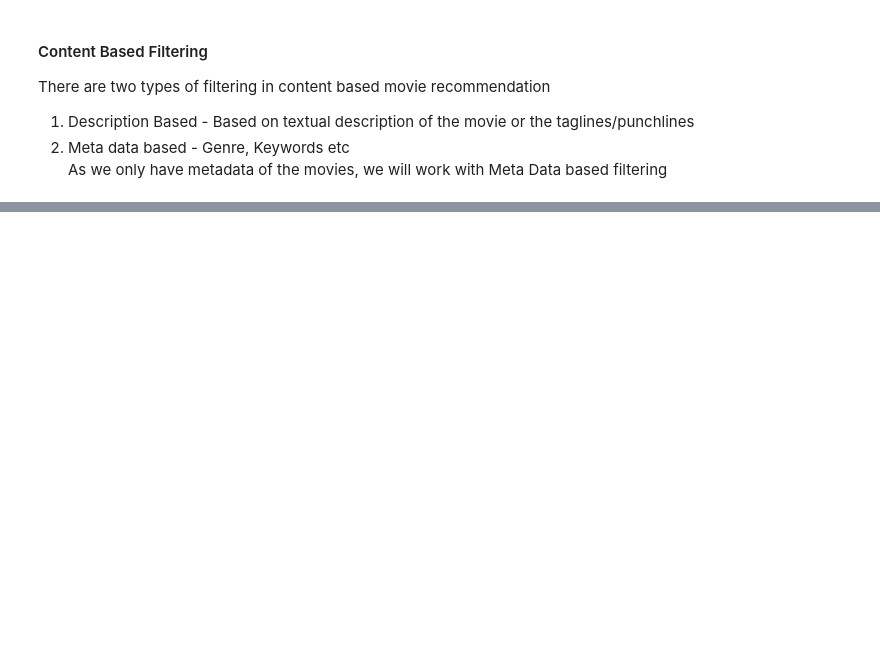
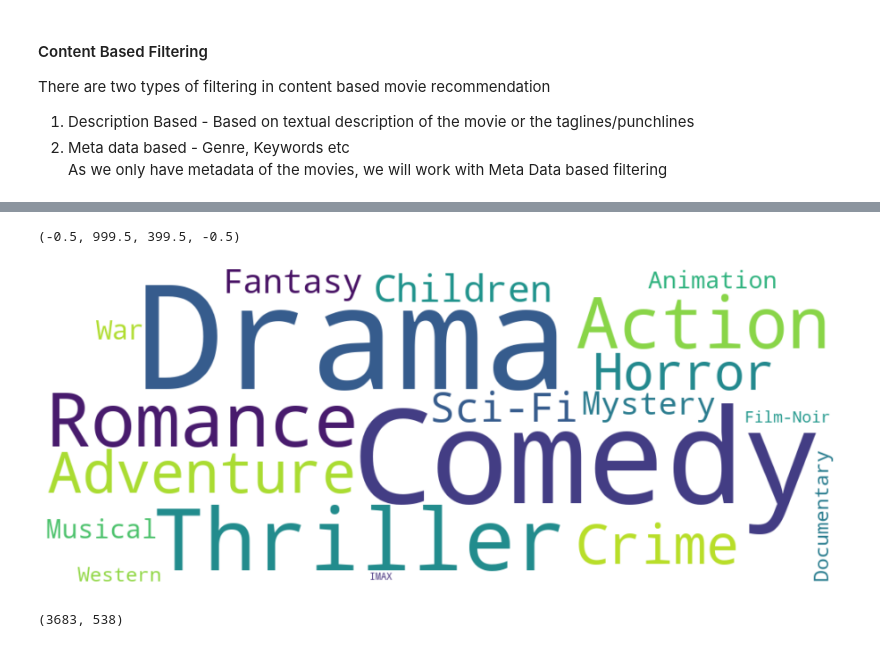
Before and after one commit to sunil3092/DBSEdu, a Jupyter notebook: Sem 2/Recommender System/CA_Sunil_Gauda_10595858.ipynb, the cells around one changed output, grey strips where cells are left out. Cells and saved outputs as stored; diff of their text form; code cells hidden in the pictures; blank space fills up the shorter version.

```diff
--- a/Sem 2/Recommender System/CA_Sunil_Gauda_10595858.ipynb
+++ b/Sem 2/Recommender System/CA_Sunil_Gauda_10595858.ipynb
@@ -141,0 +133,6 @@ As we only have metadata of the movies, we will work with Meta Data based filter
+# %%
+genre_popularity = (final_df.genres.str.split('|')
+                      .explode()
+                      .value_counts()
+                      .sort_values(ascending=False))
+genre_popularity.head(10)
@@ -141,0 +151,16 @@ As we only have metadata of the movies, we will work with Meta Data based filter
+# %%
+genre_wc = WordCloud(width=1000,height=400,background_color='white')
+genre_wc.generate_from_frequencies(genre_popularity.to_dict())
+plt.figure(figsize=(16, 8))
+plt.imshow(genre_wc, interpolation="bilinear")
+plt.axis('off')
+# %% [output]
+(-0.5, 999.5, 399.5, -0.5)
+[figure, added]
+# %%
+tf = TfidfVectorizer(analyzer=lambda s: (c for i in range(1,4)
+                     for c in combinations(s.split('|'), r=i)))
+tfidf_matrix = tf.fit_transform(movies['genres'])
+tfidf_matrix.shape
+# %% [output]
+(3683, 538)
```
Also changed, not shown: parts of 20 cells of this notebook.
